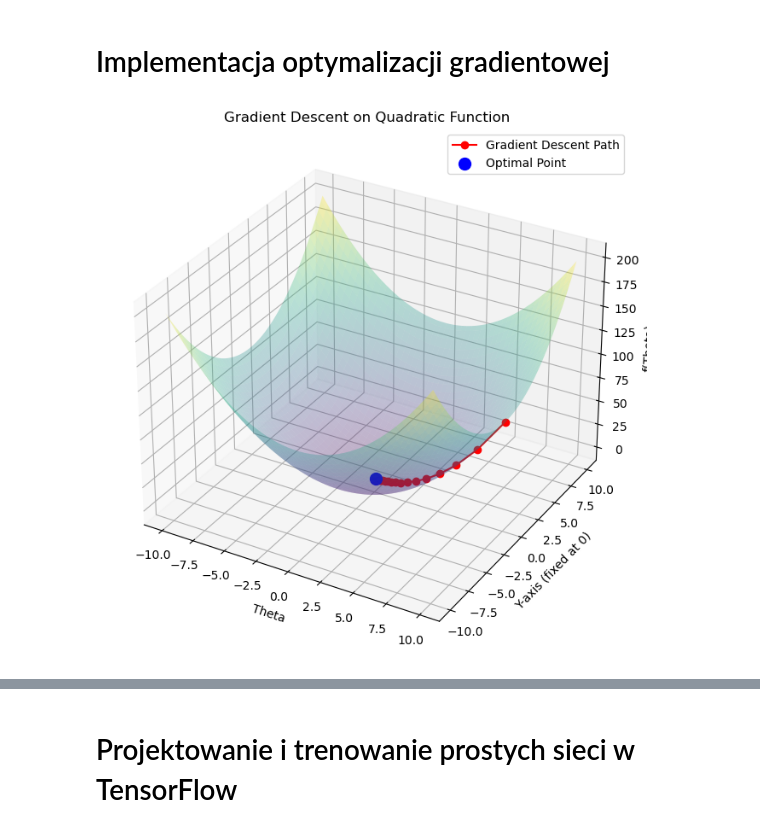
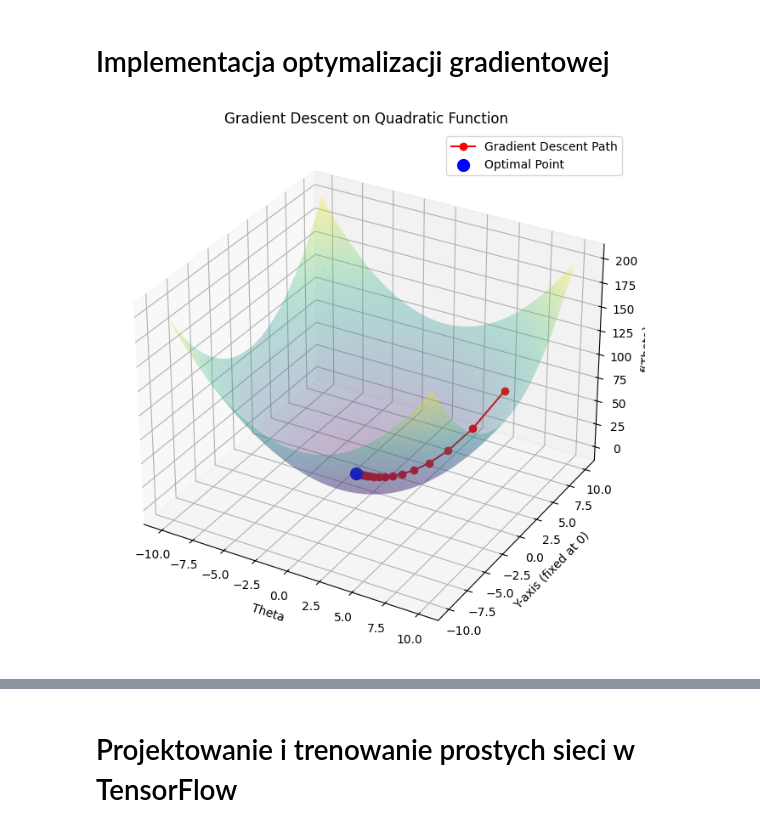
Before and after one commit to hgf700/Artifical_Inteligence_lesson, a Jupyter notebook: L4/Zajecie4_2024_UM.ipynb, the cells around one changed output, grey strips where cells are left out. Saved outputs shown, nothing was run; the diff lists cells and outputs as text; code cells hidden in the pictures.

```diff
--- a/L4/Zajecie4_2024_UM.ipynb
+++ b/L4/Zajecie4_2024_UM.ipynb
@@ -16,8 +16,9 @@ def gradient_descent(f, grad_f, theta_init, learning_rate, iterations):
     return theta, trajectory
 
 # Quadratic function and its gradient
-f = lambda x: x**2
-grad_f = lambda x: 2*x
+# chodzi o f jak w poleceniu i grad_f to jest * (pri) np x^2 = 2x
+f = lambda x: x**2 + 3*x+2
+grad_f = lambda x: 2*x + 3
 
 # Parameters for gradient descent
 theta_init = 10.0
@@ -33,31 +34,31 @@ y = f(x)
 
 # Prepare 3D visualization
 fig = plt.figure(figsize=(10, 8))
 ax = fig.add_subplot(111, projection='3d')
 
 # Plot the quadratic surface
 X = np.linspace(-10, 10, 100)
 Y = np.linspace(-10, 10, 100)
 X, Y = np.meshgrid(X, Y)
 Z = X**2 + Y**2
 
 ax.plot_surface(X, Y, Z, alpha=0.3, cmap='viridis')
 
 # Plot trajectory
 trajectory_x = trajectory
 trajectory_y = np.zeros_like(trajectory)  # Single variable optimization
 trajectory_z = [f(t) for t in trajectory]
 
 ax.plot(trajectory_x, trajectory_y, trajectory_z, color='red', marker='o', label='Gradient Descent Path')
 ax.scatter(optimal_theta, 0, f(optimal_theta), color='blue', s=100, label='Optimal Point')
 
 # Labeling the plot
 ax.set_xlabel("Theta")
 ax.set_ylabel("Y-axis (fixed at 0)")
 ax.set_zlabel("f(Theta)")
 ax.set_title("Gradient Descent on Quadratic Function")
 ax.legend()
 
 plt.show()
 # %% [output]
-[figure, old version]
+[figure, new version]
```
Also changed, not shown: parts of 5 cells of this notebook, 2 other files.
